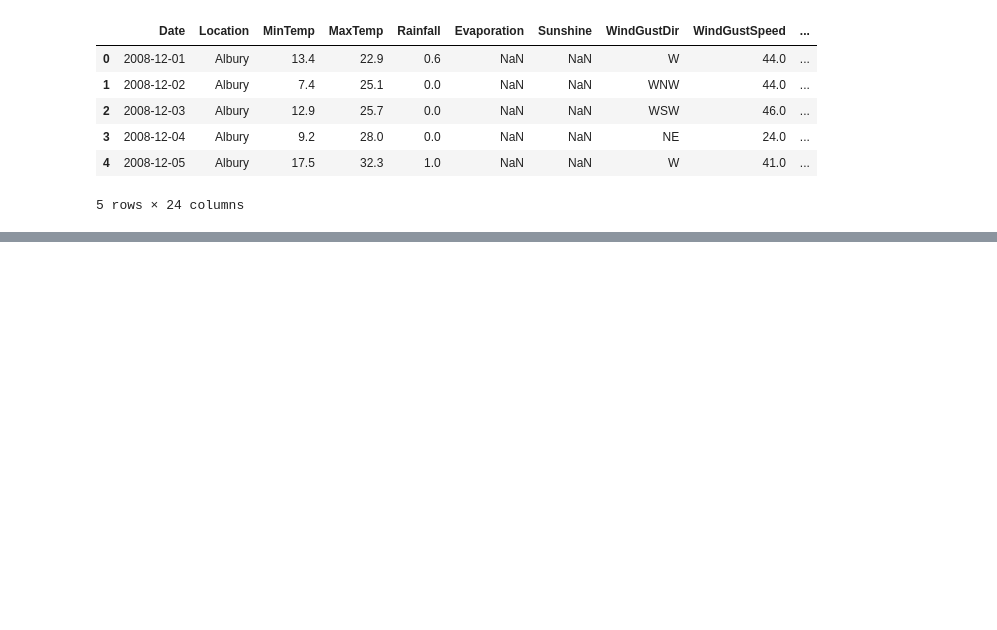
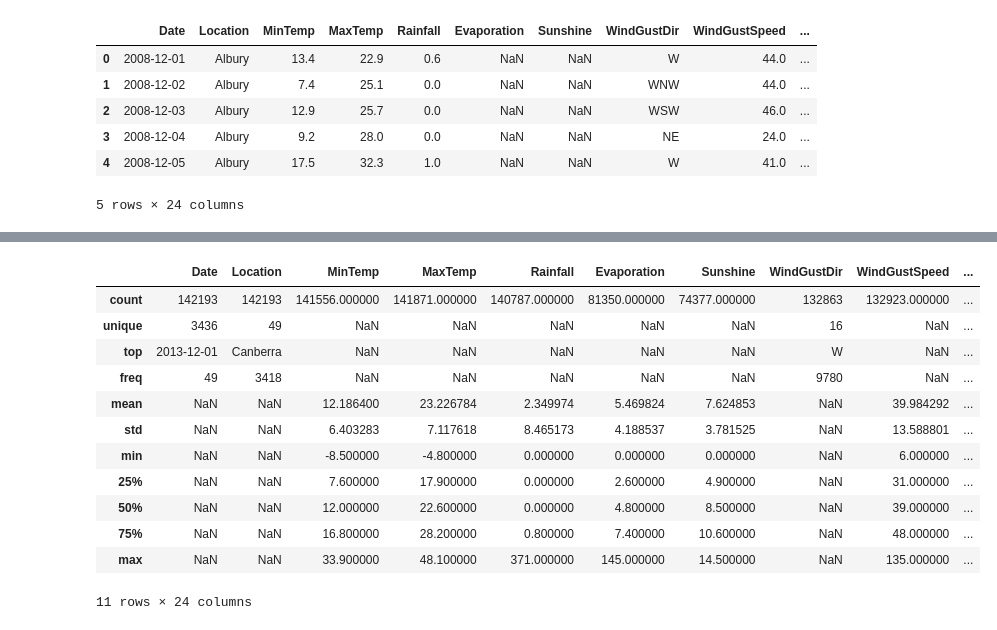
Before and after one commit to nikitakadam123/DSBDA, a Jupyter notebook: pr1_DSBDA.ipynb, the cells around one changed output, grey strips where cells are left out. Drawn from its saved outputs; the diff is of its cells as text; code cells hidden in the pictures; blank space fills up the shorter version.

```diff
--- a/pr1_DSBDA.ipynb
+++ b/pr1_DSBDA.ipynb
@@ -19,0 +40,16 @@ weather.head(5)
+# %%
+weather.describe(include='all')
+# %% [output]
+|  | Date | Location | MinTemp | MaxTemp | Rainfall | Evaporation | Sunshine | WindGustDir | WindGustSpeed | ... |
+| count | 142193 | 142193 | 141556.000000 | 141871.000000 | 140787.000000 | 81350.000000 | 74377.000000 | 132863 | 132923.000000 | ... |
+| unique | 3436 | 49 | NaN | NaN | NaN | NaN | NaN | 16 | NaN | ... |
+| top | 2013-12-01 | Canberra | NaN | NaN | NaN | NaN | NaN | W | NaN | ... |
+| freq | 49 | 3418 | NaN | NaN | NaN | NaN | NaN | 9780 | NaN | ... |
+| mean | NaN | NaN | 12.186400 | 23.226784 | 2.349974 | 5.469824 | 7.624853 | NaN | 39.984292 | ... |
+| std | NaN | NaN | 6.403283 | 7.117618 | 8.465173 | 4.188537 | 3.781525 | NaN | 13.588801 | ... |
+| min | NaN | NaN | -8.500000 | -4.800000 | 0.000000 | 0.000000 | 0.000000 | NaN | 6.000000 | ... |
+| 25% | NaN | NaN | 7.600000 | 17.900000 | 0.000000 | 2.600000 | 4.900000 | NaN | 31.000000 | ... |
+| 50% | NaN | NaN | 12.000000 | 22.600000 | 0.000000 | 4.800000 | 8.500000 | NaN | 39.000000 | ... |
+| 75% | NaN | NaN | 16.800000 | 28.200000 | 0.800000 | 7.400000 | 10.600000 | NaN | 48.000000 | ... |
+| max | NaN | NaN | 33.900000 | 48.100000 | 371.000000 | 145.000000 | 14.500000 | NaN | 135.000000 | ... |
+11 rows × 24 columns
```
Also changed, not shown: parts of 4 cells of this notebook.
